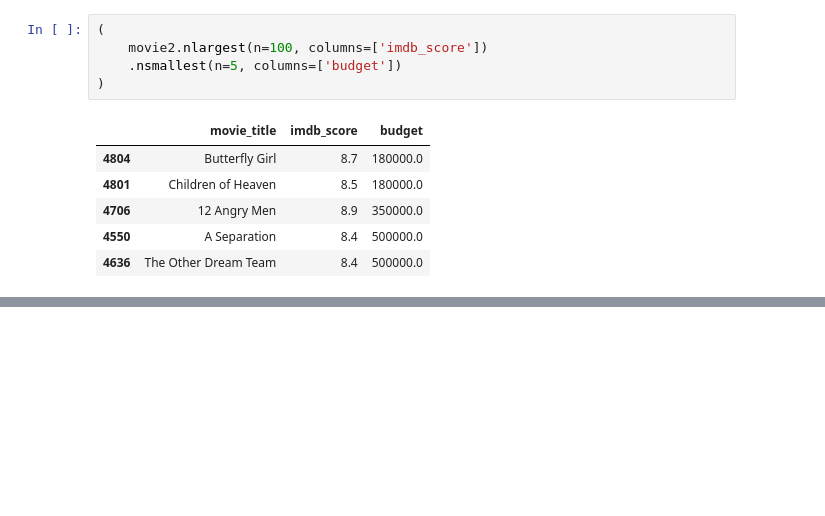
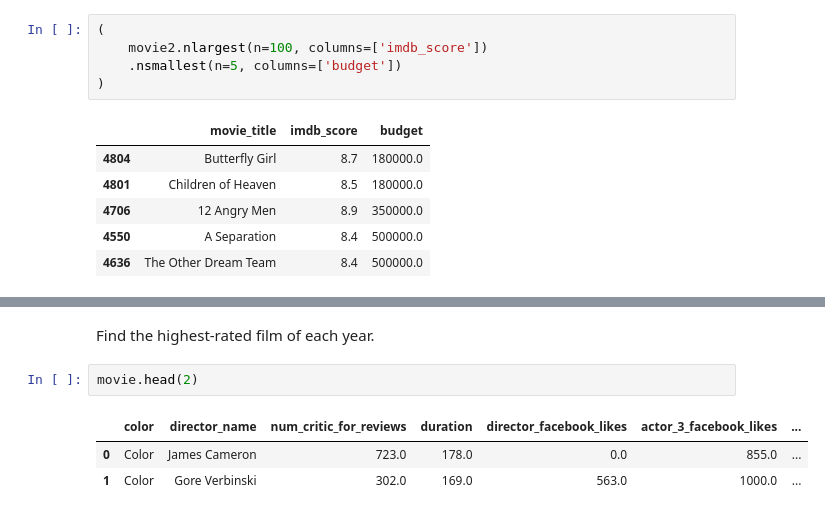
Before and after one commit to dajebbar/python-pract, a Jupyter notebook: work/data_analysis/pandas_cookbook_1.x/ch04/c4_code.ipynb, the cells around one changed output, grey strips where cells are left out. Cells and saved outputs as stored; diff of their text form; blank space fills up the shorter version.

```diff
--- a/work/data_analysis/pandas_cookbook_1.x/ch04/c4_code.ipynb
+++ b/work/data_analysis/pandas_cookbook_1.x/ch04/c4_code.ipynb
@@ -348,0 +354,8 @@ with a top 100 score
+# %% [markdown]
+Find the highest-rated film of each year.
+# %%
+movie.head(2)
+# %% [output]
+|  | color | director_name | num_critic_for_reviews | duration | director_facebook_likes | actor_3_facebook_likes | ... |
+| 0 | Color | James Cameron | 723.0 | 178.0 | 0.0 | 855.0 | ... |
+| 1 | Color | Gore Verbinski | 302.0 | 169.0 | 563.0 | 1000.0 | ... |
```
Also changed, not shown: parts of 7 cells of this notebook.
